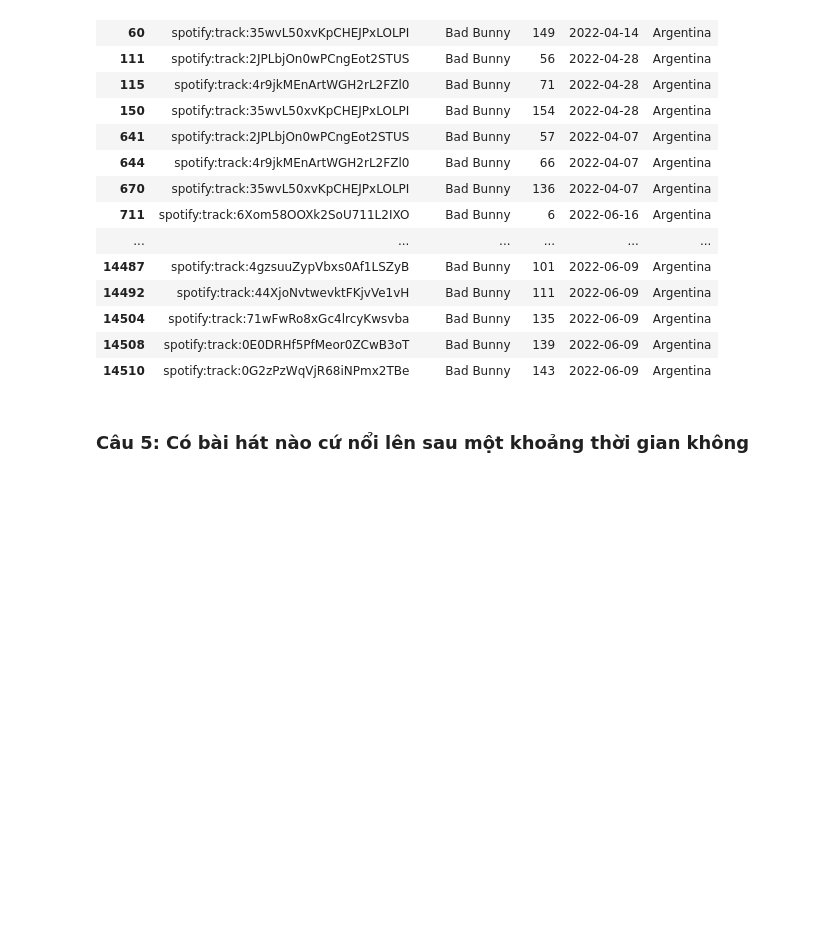
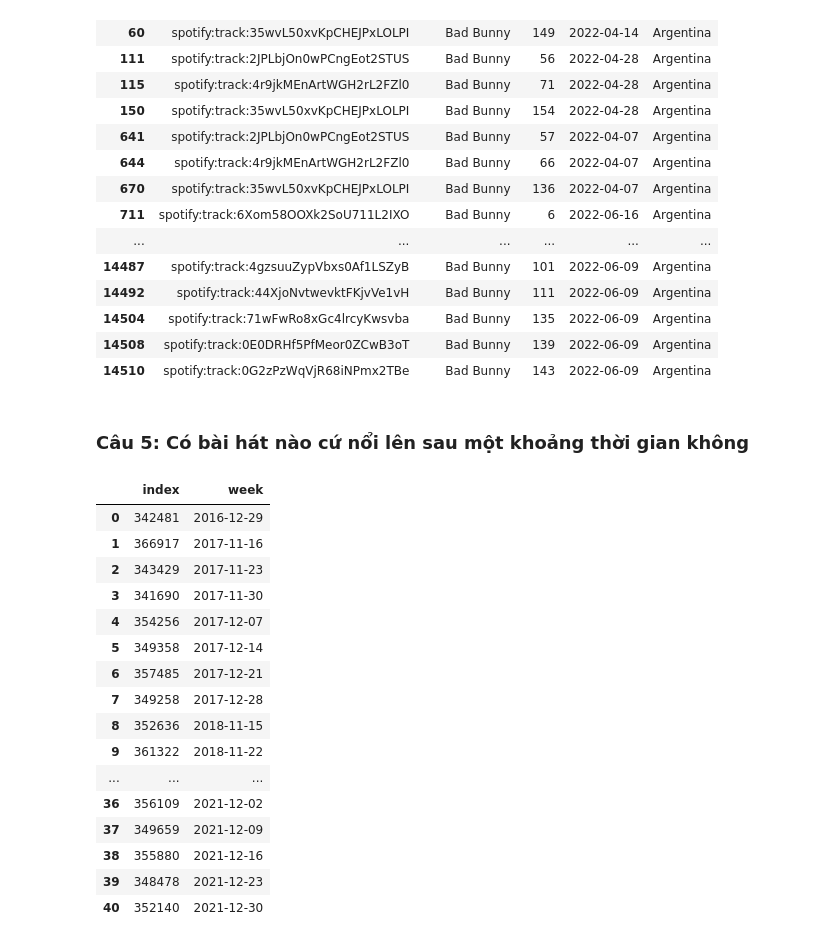
Before and after one commit to Miruku2201/LTKHDL_FinalProject, a Jupyter notebook: question.ipynb, the cells around one changed output. Cells and saved outputs as stored; diff of their text form; code cells hidden in the pictures; blank space fills up the shorter version.

```diff
--- a/question.ipynb
+++ b/question.ipynb
@@ -838,14 +832,33 @@ summer_song_df[(summer_song_df.country == "Argentina") & (summer_song_df.artist_
 # %% [markdown]
 ### **Câu 5**: Có bài hát nào cứ nổi lên sau một khoảng thời gian không
 # %%
-seq = spotify_df[(spotify_df['uri'] == 'spotify:track:0bYg9bo50gSsH3LtXe2SQn') &(spotify_df['country'] == 'Global')].sort_values(by='week').week
-def check_continuous(seq):
-    for i in range(len(seq) - 1):
-        if seq[i+1].week - seq[i].week != 1:
-            return True
-    return False
+seq = spotify_df[(spotify_df['uri'] == 'spotify:track:0bYg9bo50gSsH3LtXe2SQn') &(spotify_df['country'] == 'Global')].sort_values(by='week').week.to_frame().reset_index()
+seq
+# def check_continuous(seq):
+#     for i in range(len(seq) - 1):
+#         if seq[i+1].week - seq[i].week != 1:
+#             return True
+#     return False
 
-check_continuous(list(seq))
-glob_df = spotify_df[spotify_df['country'] == 'Global'].query('uri')
-# glob_df.sort_values(by='week').week
-glob_df
+# check_continuous(list(seq))
+# glob_df = spotify_df[spotify_df['country'] == 'Global'].query('uri')
+# # glob_df.sort_values(by='week').week
+# glob_df
+# %% [output]
+|  | index | week |
+| 0 | 342481 | 2016-12-29 |
+| 1 | 366917 | 2017-11-16 |
+| 2 | 343429 | 2017-11-23 |
+| 3 | 341690 | 2017-11-30 |
+| 4 | 354256 | 2017-12-07 |
+| 5 | 349358 | 2017-12-14 |
+| 6 | 357485 | 2017-12-21 |
+| 7 | 349258 | 2017-12-28 |
+| 8 | 352636 | 2018-11-15 |
+| 9 | 361322 | 2018-11-22 |
+| ... | ... | ... |
+| 36 | 356109 | 2021-12-02 |
+| 37 | 349659 | 2021-12-09 |
+| 38 | 355880 | 2021-12-16 |
+| 39 | 348478 | 2021-12-23 |
+| 40 | 352140 | 2021-12-30 |
```
Also changed, not shown: parts of 5 cells of this notebook.
